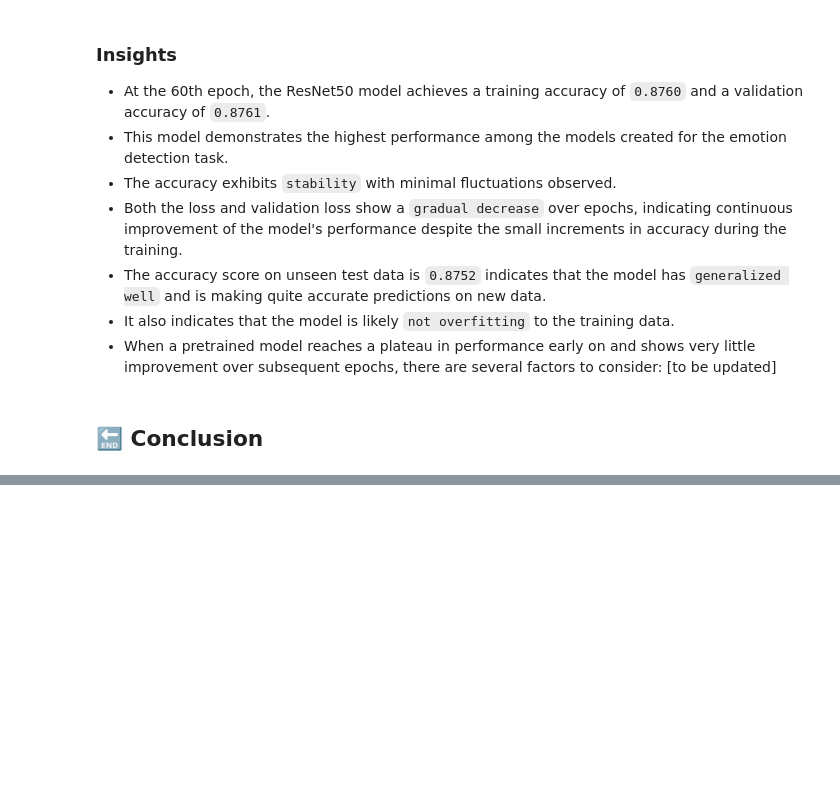
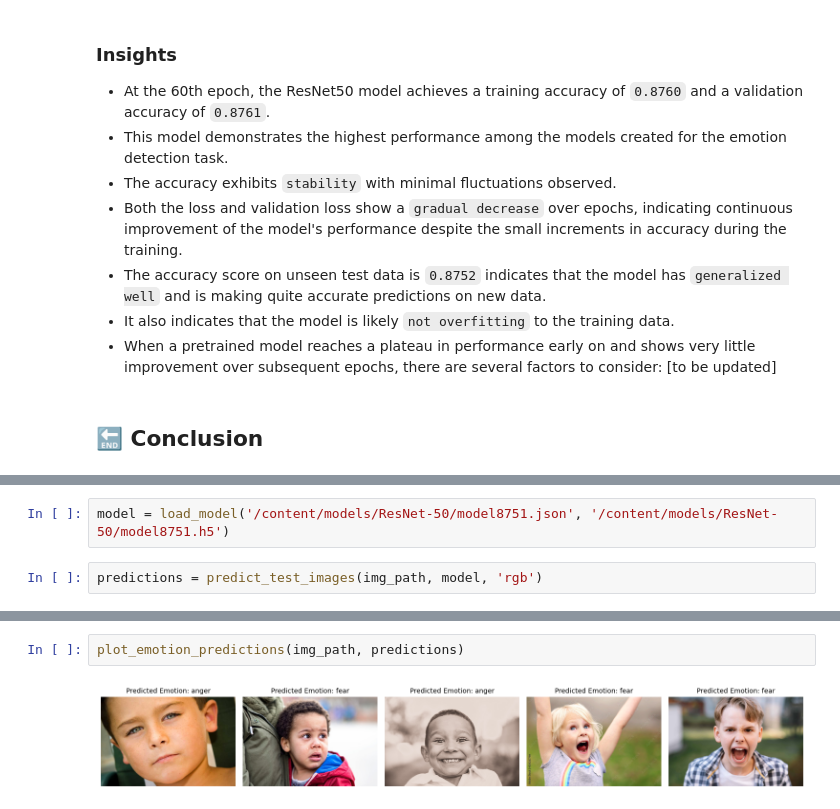
Before and after one commit to kritp03/SC1015-Mini-Project, a Jupyter notebook: SC1015_Mini_Project.ipynb, the cells around one changed output, grey strips where cells are left out. Saved outputs shown, nothing was run; the diff lists cells and outputs as text; blank space fills up the shorter version.

```diff
--- a/SC1015_Mini_Project.ipynb
+++ b/SC1015_Mini_Project.ipynb
@@ -1044,0 +1130,4 @@ plot_acc_loss(history)
+# %%
+model = load_model('/content/models/ResNet-50/model8751.json', '/content/models/ResNet-50/model8751.h5')
+# %%
+predictions = predict_test_images(img_path, model, 'rgb')
@@ -1044,0 +1140,4 @@ plot_acc_loss(history)
+# %%
+plot_emotion_predictions(img_path, predictions)
+# %% [output]
+[figure, added]
```
Also changed, not shown: parts of 11 cells of this notebook.
